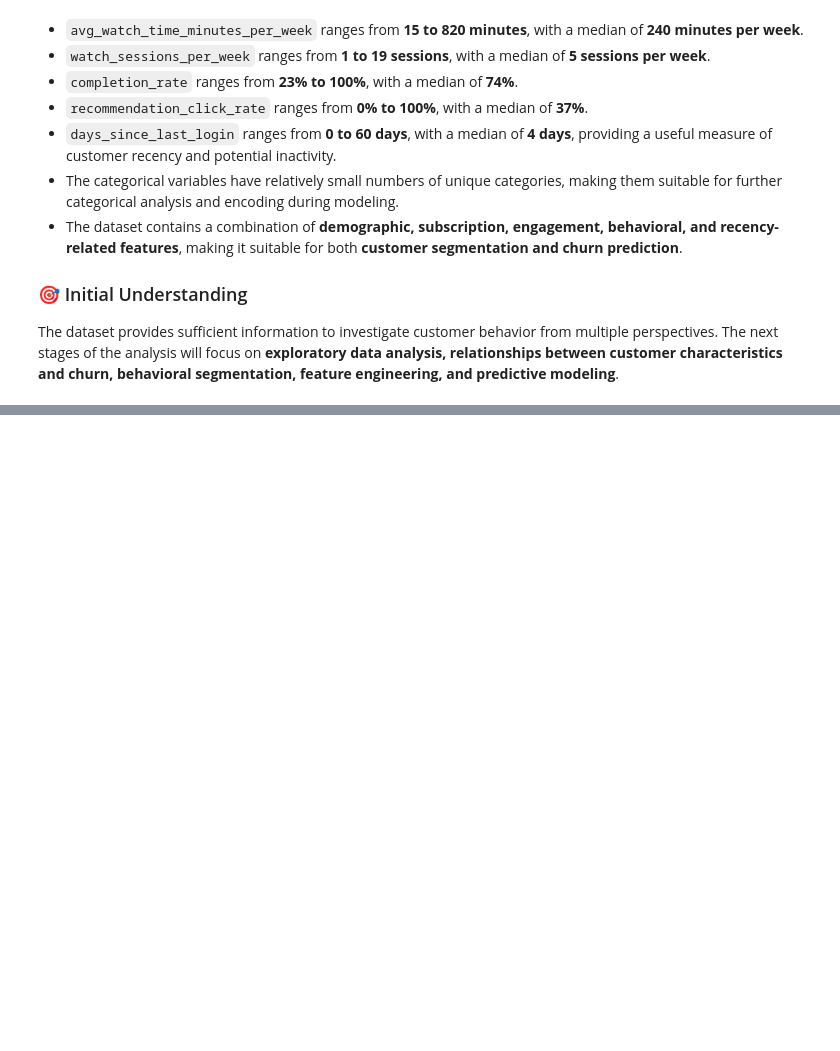
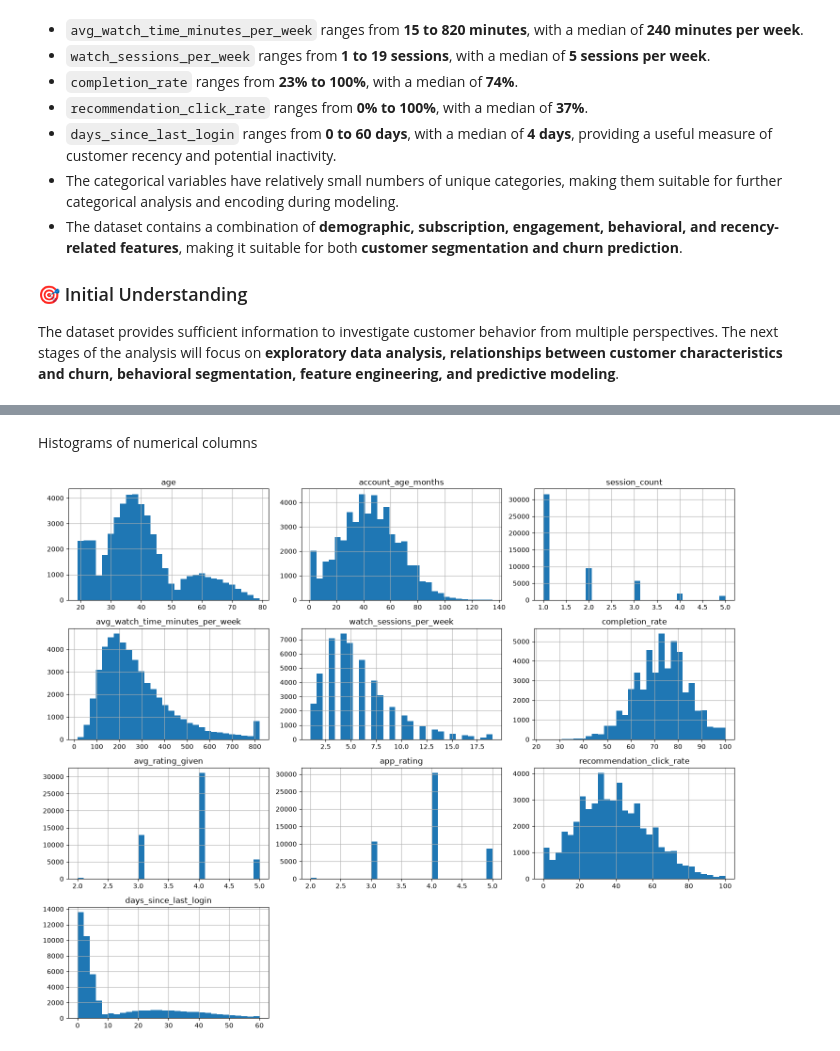
Before and after one commit to amanvashisth/Netflix-Customer-Churn-Analysis, a Jupyter notebook: Notebooks/02_Data_Understanding_EDA.ipynb, the cells around one changed output, grey strips where cells are left out. Saved outputs shown, nothing was run; the diff lists cells and outputs as text; code cells hidden in the pictures; blank space fills up the shorter version.

```diff
--- a/Notebooks/02_Data_Understanding_EDA.ipynb
+++ b/Notebooks/02_Data_Understanding_EDA.ipynb
@@ -217,0 +259,13 @@ The dataset provides sufficient information to investigate customer behavior fro
+# %% [markdown]
+
+Histograms of numerical columns
+# %%
+df[numerical_features].hist(
+    figsize=(15, 12),
+    bins=30
+)
+
+plt.tight_layout()
+plt.show()
+# %% [output]
+[figure, added]
```
Also changed, not shown: parts of 13 cells of this notebook.
